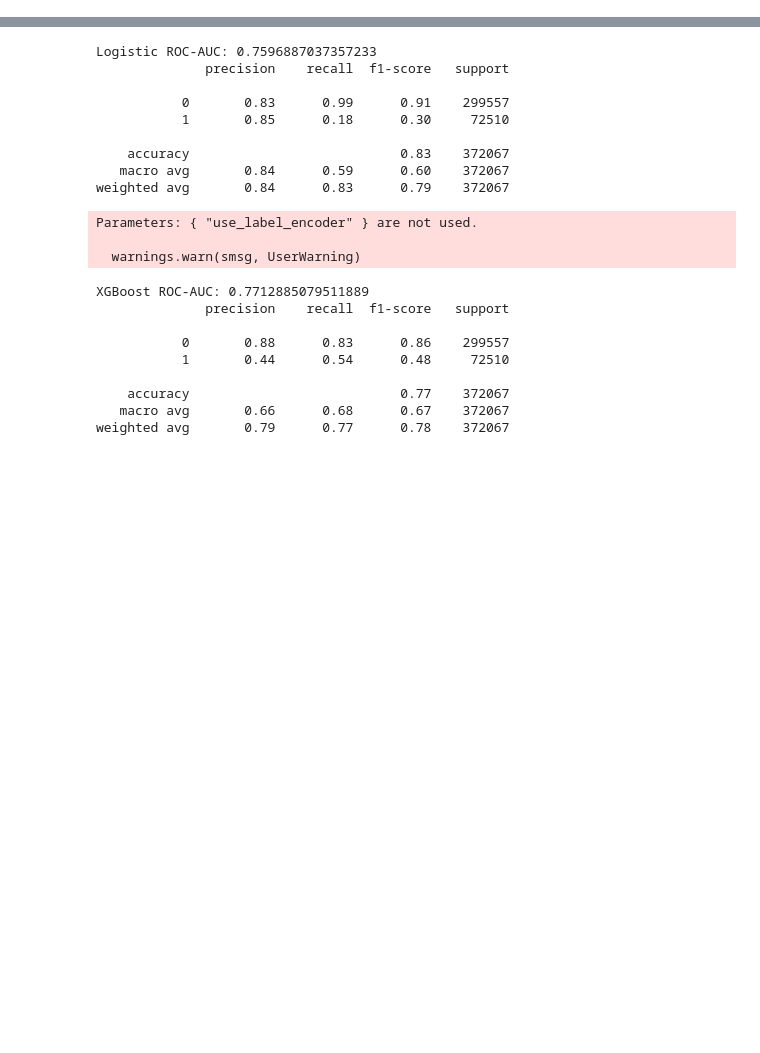
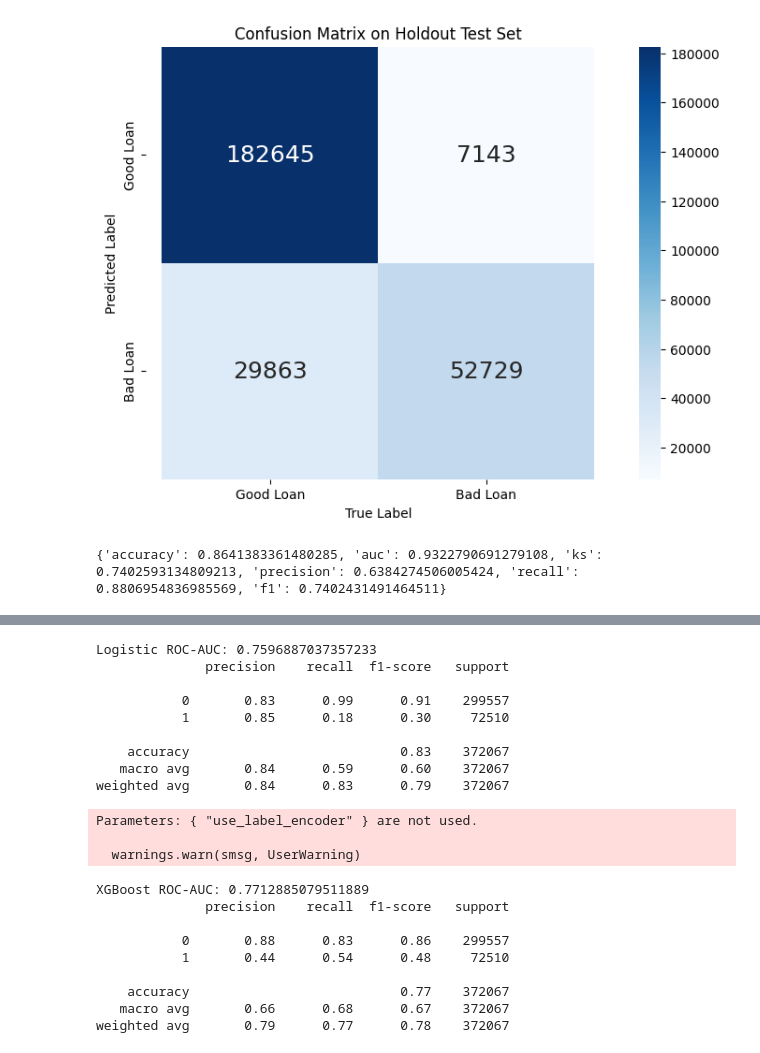
Before and after one commit to siddhantgopi/credit-risk-optimization, a Jupyter notebook: notebooks/03_Modeling.ipynb, the cells around one changed output, grey strips where cells are left out. Saved outputs shown, nothing was run; the diff lists cells and outputs as text; code cells hidden in the pictures; blank space fills up the shorter version.

```diff
--- a/notebooks/03_Modeling.ipynb
+++ b/notebooks/03_Modeling.ipynb
@@ -48,0 +199,10 @@ from sklearn.metrics import classification_report, roc_auc_score
+# %%
+# Train on full training set
+xgb_model1 = joblib.load("C:/Users/siddh/AppData/Local/Microsoft/WindowsApps/files/credit-risk-optimization/credit-risk-optimization/data/processed/xgb_credit_model.pkl")
+
+# Evaluate on test set
+test_metrics = evaluate_on_holdout(xgb_model1, X_test, y_test)
+print(test_metrics)
+# %% [output]
+[figure, added]
+{'accuracy': 0.8641383361480285, 'auc': 0.9322790691279108, 'ks': 0.7402593134809213, 'precision': 0.6384274506005424, 'recall': 0.8806954836985569, 'f1': 0.7402431491464511}
```
Also changed, not shown: parts of 25 cells of this notebook, 8 other files.
